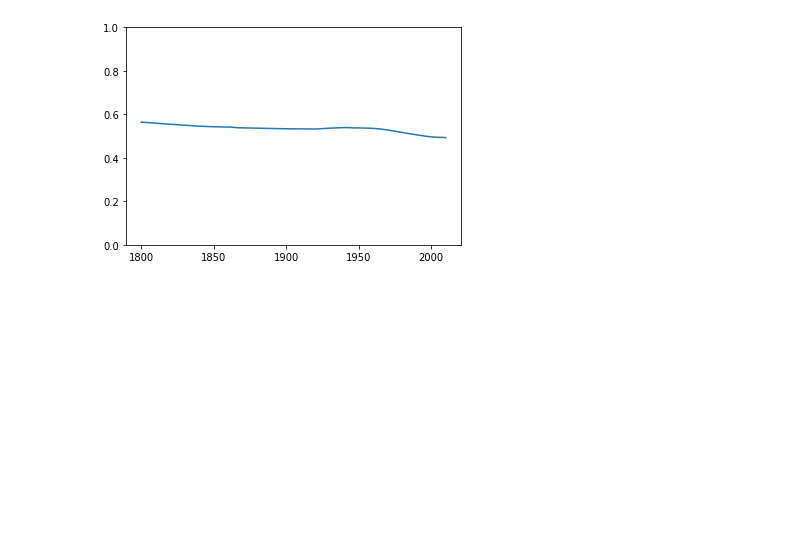
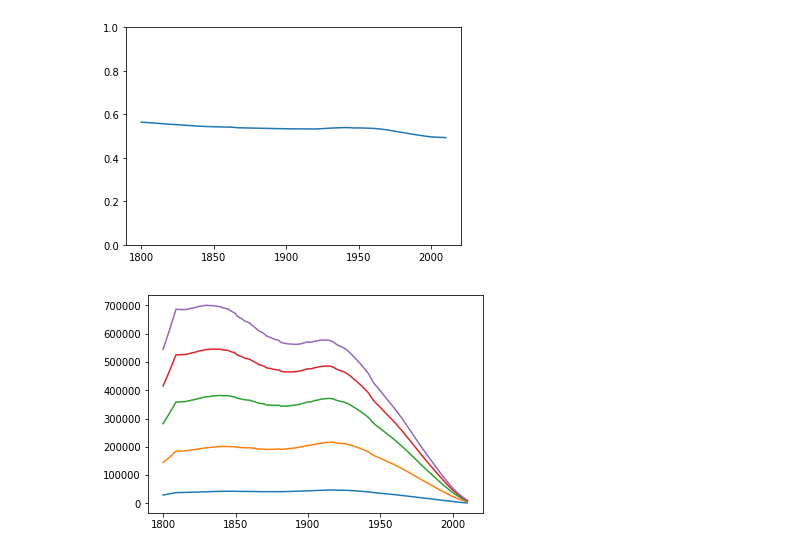
Before and after one commit to zhuowei/FamilinxAnalysis, a Jupyter notebook: process_output/Familinx_Analyze.ipynb, the cells around one changed output. Saved outputs shown, nothing was run; the diff lists cells and outputs as text; code cells hidden in the pictures; blank space fills up the shorter version.

Commit message:
Plot the descendant ratios

```diff
--- a/process_output/Familinx_Analyze.ipynb
+++ b/process_output/Familinx_Analyze.ipynb
@@ -54,0 +56,7 @@ graph_male_female_ratio()
+# %%
+# load the data
+ratios = ["1", "5", "10", "15", "20"] # percent of the population alive in 1809
+filenames = ["alive_per_year_1.txt", "bfsout.txt", "alive_per_year_10.txt",
+             "alive_per_year_15.txt", "alive_per_year_20.txt"]
+descendants_counts = [np.array(countperyear_to_table.bfsout_output("../output/bfs_output/" + a))
+                     for a in filenames]
@@ -54,0 +66,8 @@ graph_male_female_ratio()
+# %%
+def graph_absolute_descendants_per_year():
+    #plt.plot(x_years, total_per_year, label="Total")
+    for i in range(len(ratios)):
+        plt.plot(x_years, descendants_counts[i], label=ratios[i] + "%")
+graph_absolute_descendants_per_year()
+# %% [output]
+[figure, added]
```
Also changed, not shown: parts of 5 cells of this notebook, 2 other files.
